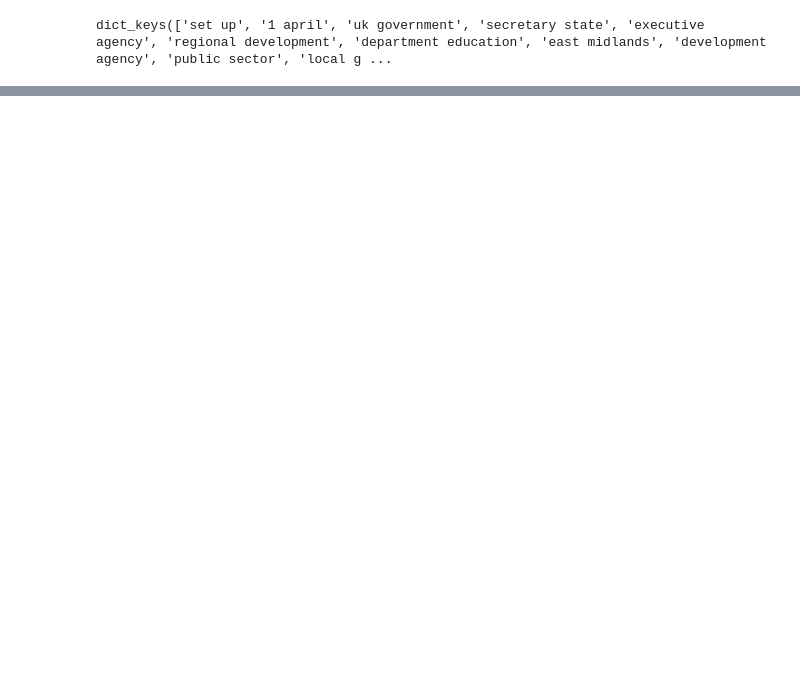
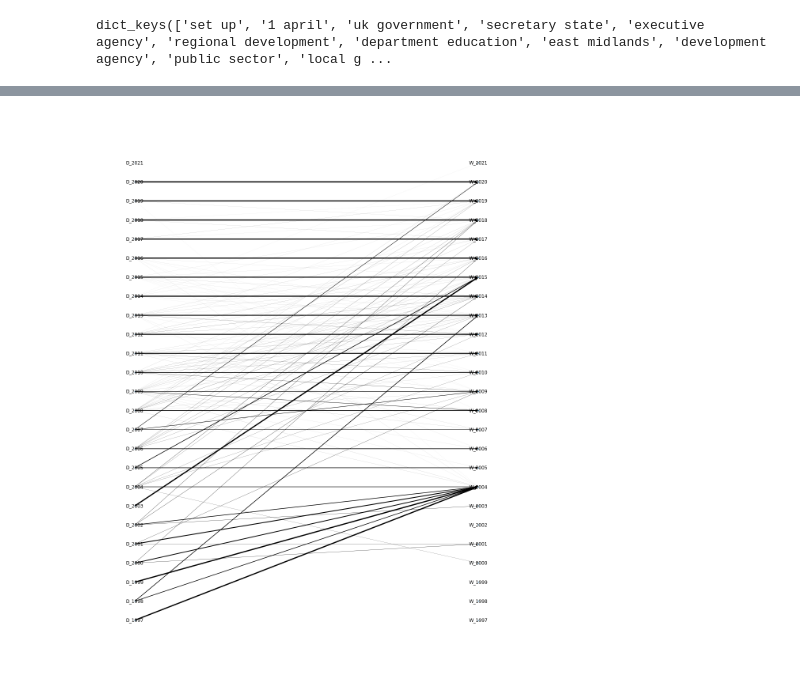
Before and after one commit to nationalarchives/AURA-Article, a Jupyter notebook: Computational_Access_to_UKGWA.ipynb, the cells around one changed output, grey strips where cells are left out. Drawn from its saved outputs; the diff is of its cells as text; code cells hidden in the pictures; blank space fills up the shorter version.

```diff
--- a/Computational_Access_to_UKGWA.ipynb
+++ b/Computational_Access_to_UKGWA.ipynb
@@ -539,0 +490,6 @@ dict_keys(['set up', '1 april', 'uk government', 'secretary state', 'executive a
+# %%
+phrases = ['regional development','east midlands','development agency']
+admin_phrase_entries = {}
+for p in phrases:
+    matches = T_Admin.index.search_tokens(p.split(" "))
+    admin_phrase_entries[p] = matches
@@ -539,0 +529,13 @@ dict_keys(['set up', '1 april', 'uk government', 'secretary state', 'executive a
+# %%
+for idx in ukgwa_idx_list:
+    if idx in phrase_index:
+        #sankey_map[idx] = {}
+        dept = W.get_field(idx, 'CATREF').split(" ")[0]
+        if dept not in sankey_map:
+            sankey_map[dept] = {}
+        for ph in phrase_index[idx]:
+            ph_label = ph + "."
+            if ph_label in sankey_map[dept]:
+                sankey_map[dept][ph_label] += 1
+            else:
+                sankey_map[dept][ph_label] = 1
@@ -573,0 +623,59 @@ fig.write_image('sankey.jpg')
+# %%
+import networkx as nx
+
+url_index = {}
+for w in W:
+    url_index[W.get_field(w, 'URL').get_url(prefix=False,snapshot=False)] = W.get_field(w, 'CATREF')
+
+cat_index = {}
+for d in D:
+    ref = D.get_field(d, 'reference').split("/")[0]
+    cat_index[ref] = D.get_field(d, 'startDate')
+
+c = 0
+G = nx.DiGraph()
+
+d_nodes = []
+for t in T:
+    if t in url_index:
+        if url_index[t] not in cat_index:
+            continue
+        if url_index[t] != 'N':
+            d_year = "D_" + cat_index[url_index[t]][-4:]
+            w_year = "W_" + str(T.get_field(t, 'MIN'))[0:4]
+
+            if abs(int(cat_index[url_index[t]][-4:])-int(str(T.get_field(t, 'MIN'))[0:4])) > 10:
+                print(t, url_index[t])
+            if not G.has_node(d_year):
+                G.add_node(d_year, bipartite=0)
+                d_nodes.append(d_year)
+                if not G.has_node(d_year.replace("D","W")):
+                    G.add_node(d_year.replace("D","W"), bipartite=1)
+            if not G.has_node(w_year):
+                G.add_node(w_year, bipartite=1)
+                if not G.has_node(w_year.replace("W","D")):
+                    G.add_node(w_year.replace("W","D"), bipartite=0)
+            if G.has_edge(d_year, w_year):
+                G[d_year][w_year]['weight'] += 1
+            else:
+                G.add_edge(d_year, w_year, weight=1)
+            c += 1
+    #if c == 50:
+    #    break
+
+from matplotlib import pyplot as plt
+l = {n for n, d in G.nodes(data=True) if d["bipartite"] == 0}
+r = set(G) - l
+pos = {}
+
+w_degree = dict(G.degree(weight='weight'))
+import math
+# Update position for node from each group
+pos.update((node, (1, index)) for index, node in enumerate(sorted(l)))
+pos.update((node, (2, index)) for index, node in enumerate(sorted(r)))
+weights = [3*G[u][v]['weight']/w_degree[u] for u,v in G.edges]
+
+fig = plt.figure(1, figsize=(15, 20), dpi=70)
+nx.draw(G, pos=pos, node_size=2, with_labels=True, width=weights)
+plt.show()
+# %% [output]
@@ -573,0 +700 @@ fig.write_image('sankey.jpg')
+[figure, added]
```
Also changed, not shown: parts of 21 cells of this notebook.
